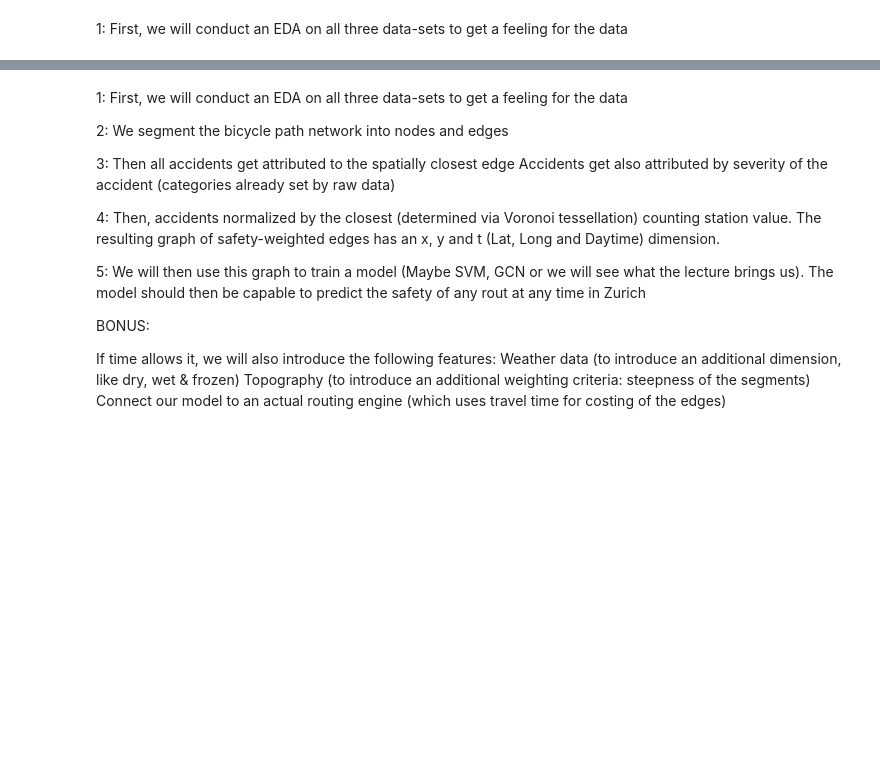
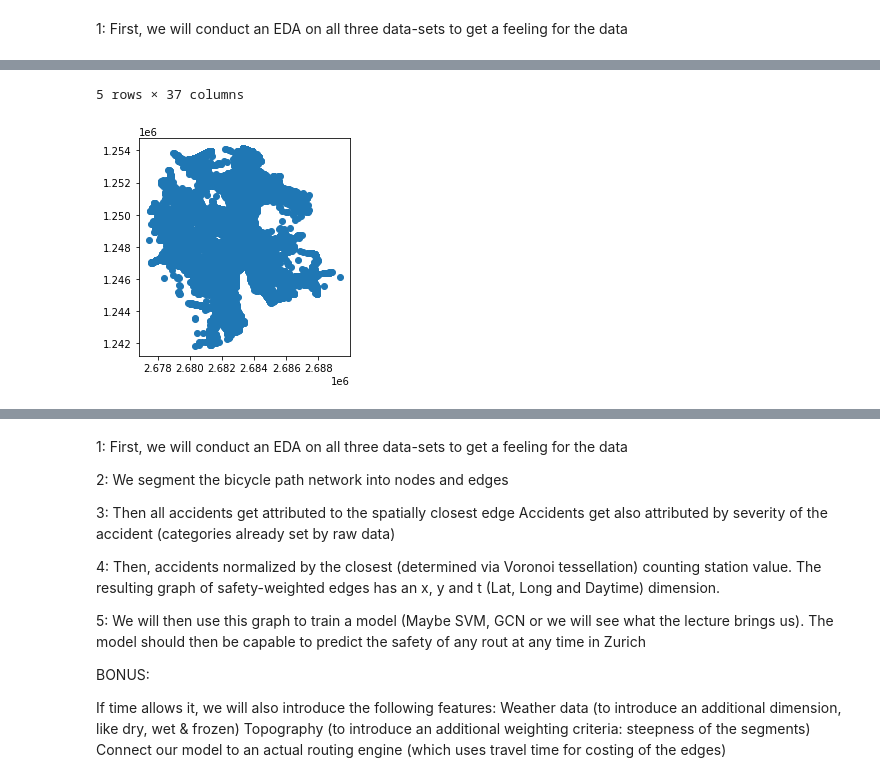
Before and after one commit to thereallinusrg/Velo-Zueri-Unfaelle, a Jupyter notebook: maurus-notebook.ipynb, the cells around one changed output, grey strips where cells are left out. Drawn from its saved outputs; the diff is of its cells as text; code cells hidden in the pictures; blank space fills up the shorter version.

```diff
--- a/maurus-notebook.ipynb
+++ b/maurus-notebook.ipynb
@@ -34,0 +47,4 @@ sns.pairplot(ts)
+# %%
+Unfaelle.plot()
+Unfaelle.head()
+# %% [output]
@@ -34,0 +57,2 @@ sns.pairplot(ts)
+5 rows × 37 columns
+[figure, added]
```
Also changed, not shown: parts of 15 cells of this notebook.
